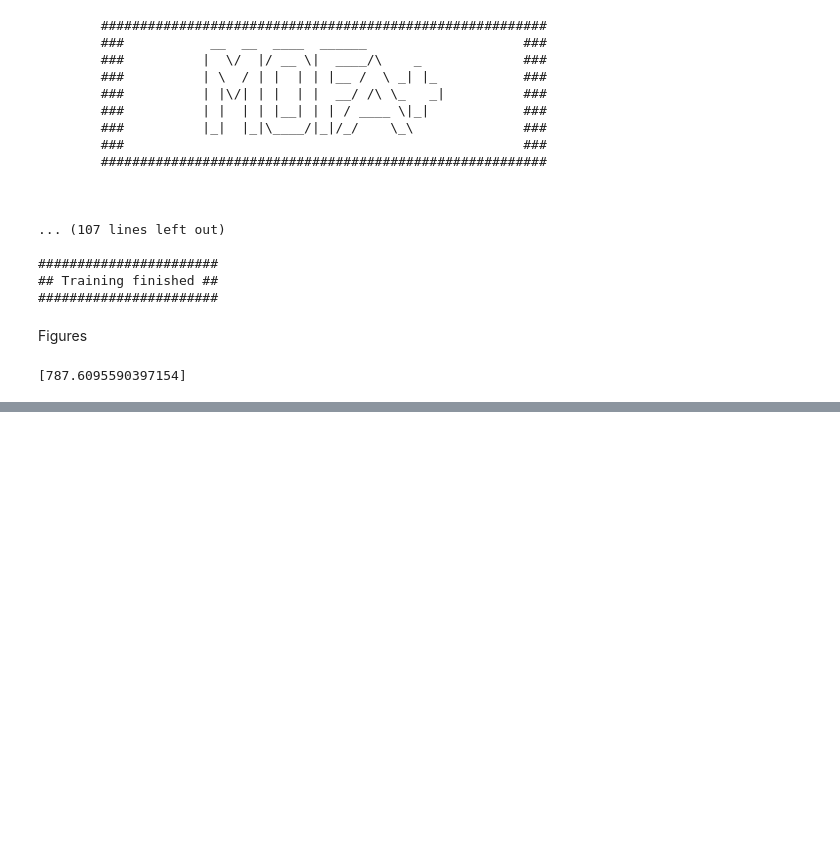
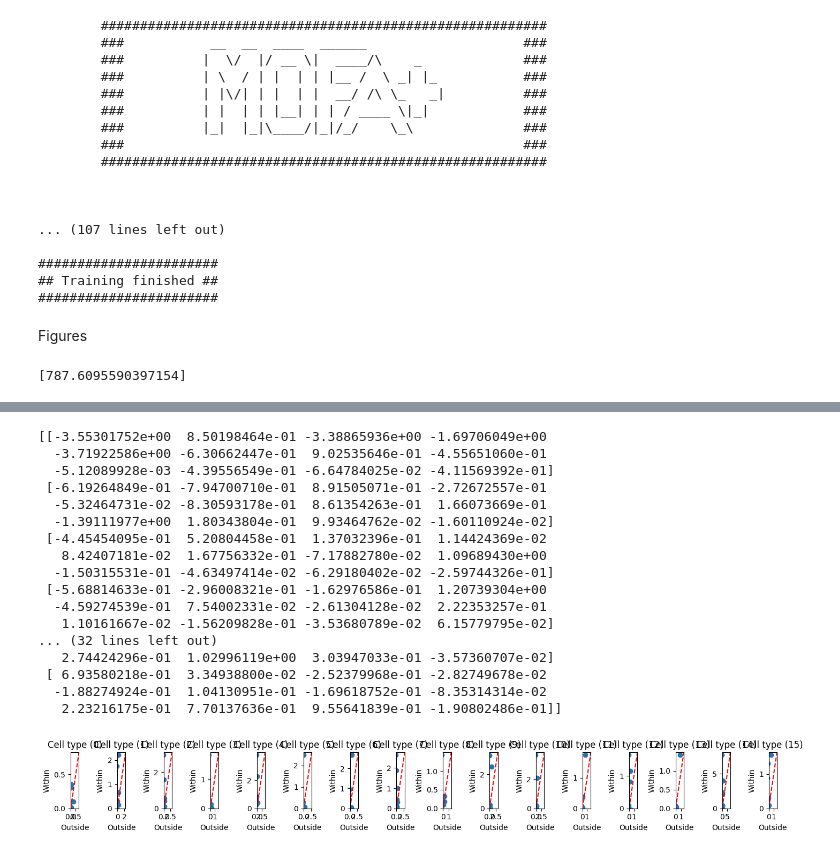
Before and after one commit to Advestis/adilsm, a Jupyter notebook: examples/abis_mofa.ipynb, the cells around one changed output, grey strips where cells are left out. Drawn from its saved outputs; the diff is of its cells as text; code cells hidden in the pictures; blank space fills up the shorter version.

```diff
--- a/examples/abis_mofa.ipynb
+++ b/examples/abis_mofa.ipynb
@@ -293,0 +303,25 @@ plt.show
+# %%
+df_w4_ism = pd.DataFrame(w4_gfa)
+df_w4_ism['list_cell_codes'] = list_cell_codes
+specificity, df_means_within_outside = specificity_score(df_w4_ism)
+print(specificity)
+specificity_plot(df_means_within_outside)
+# %% [output]
+[[-3.55301752e+00  8.50198464e-01 -3.38865936e+00 -1.69706049e+00
+  -3.71922586e+00 -6.30662447e-01  9.02535646e-01 -4.55651060e-01
+  -5.12089928e-03 -4.39556549e-01 -6.64784025e-02 -4.11569392e-01]
+ [-6.19264849e-01 -7.94700710e-01  8.91505071e-01 -2.72672557e-01
+  -5.32464731e-02 -8.30593178e-01  8.61354263e-01  1.66073669e-01
+  -1.39111977e+00  1.80343804e-01  9.93464762e-02 -1.60110924e-02]
+ [-4.45454095e-01  5.20804458e-01  1.37032396e-01  1.14424369e-02
+   8.42407181e-02  1.67756332e-01 -7.17882780e-02  1.09689430e+00
+  -1.50315531e-01 -4.63497414e-02 -6.29180402e-02 -2.59744326e-01]
+ [-5.68814633e-01 -2.96008321e-01 -1.62976586e-01  1.20739304e+00
+  -4.59274539e-01  7.54002331e-02 -2.61304128e-02  2.22353257e-01
+   1.10161667e-02 -1.56209828e-01 -3.53680789e-02  6.15779795e-02]
+... (32 lines left out)
+   2.74424296e-01  1.02996119e+00  3.03947033e-01 -3.57360707e-02]
+ [ 6.93580218e-01  3.34938800e-02 -2.52379968e-01 -2.82749678e-02
+  -1.88274924e-01  1.04130951e-01 -1.69618752e-01 -8.35314314e-02
+   2.23216175e-01  7.70137636e-01  9.55641839e-01 -1.90802486e-01]]
+[figure, added]
```
Also changed, not shown: parts of 4 cells of this notebook, 41 other files.
